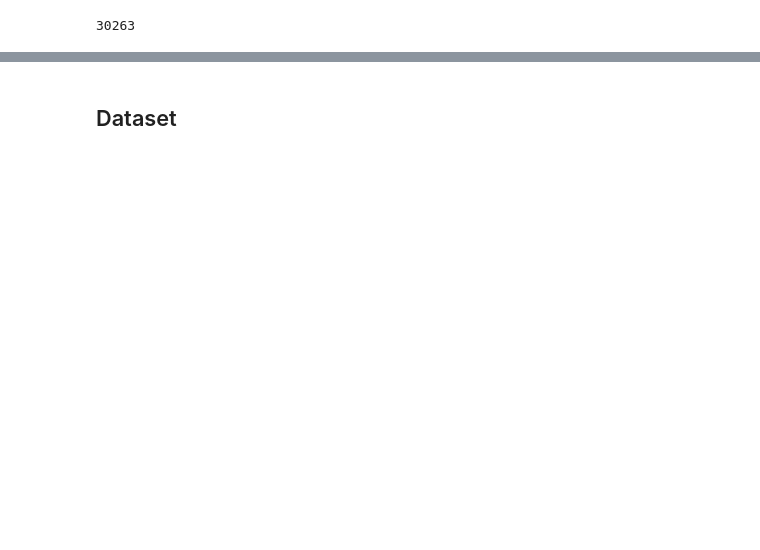
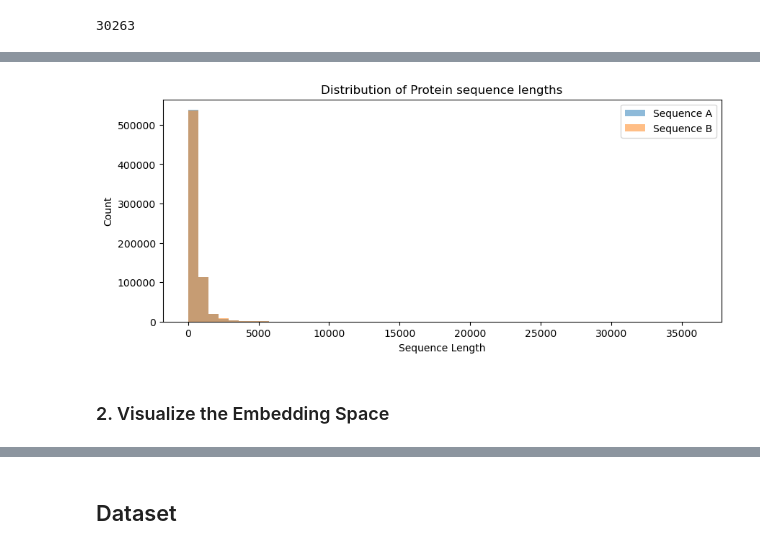
Before and after one commit to yeti-teti/PinUI-Test, a Jupyter notebook: ppi-esm.ipynb, the cells around one changed output, grey strips where cells are left out. Saved outputs shown, nothing was run; the diff lists cells and outputs as text; code cells hidden in the pictures; blank space fills up the shorter version.

```diff
--- a/ppi-esm.ipynb
+++ b/ppi-esm.ipynb
@@ -31,0 +56,19 @@ N
+# %%
+# Sequence length distribution
+# Histogram of lenghts of proteins in Sequence-A and Sequence-B
+
+data['seqA_length'] = data['seqA'].apply(len)
+data['seqB_length'] = data['seqB'].apply(len)
+
+plt.figure(figsize=(10, 4))
+plt.hist(data['seqA_length'], bins=50, alpha=0.5, label='Sequence A')
+plt.hist(data['seqB_length'], bins=50, alpha=0.5, label='Sequence B')
+plt.title("Distribution of Protein sequence lengths")
+plt.xlabel("Sequence Length")
+plt.ylabel("Count")
+plt.legend()
+plt.show()
+# %% [output]
+[figure, added]
+# %% [markdown]
+### 2. Visualize the Embedding Space
```
Also changed, not shown: parts of 38 cells of this notebook, 1 other file.
